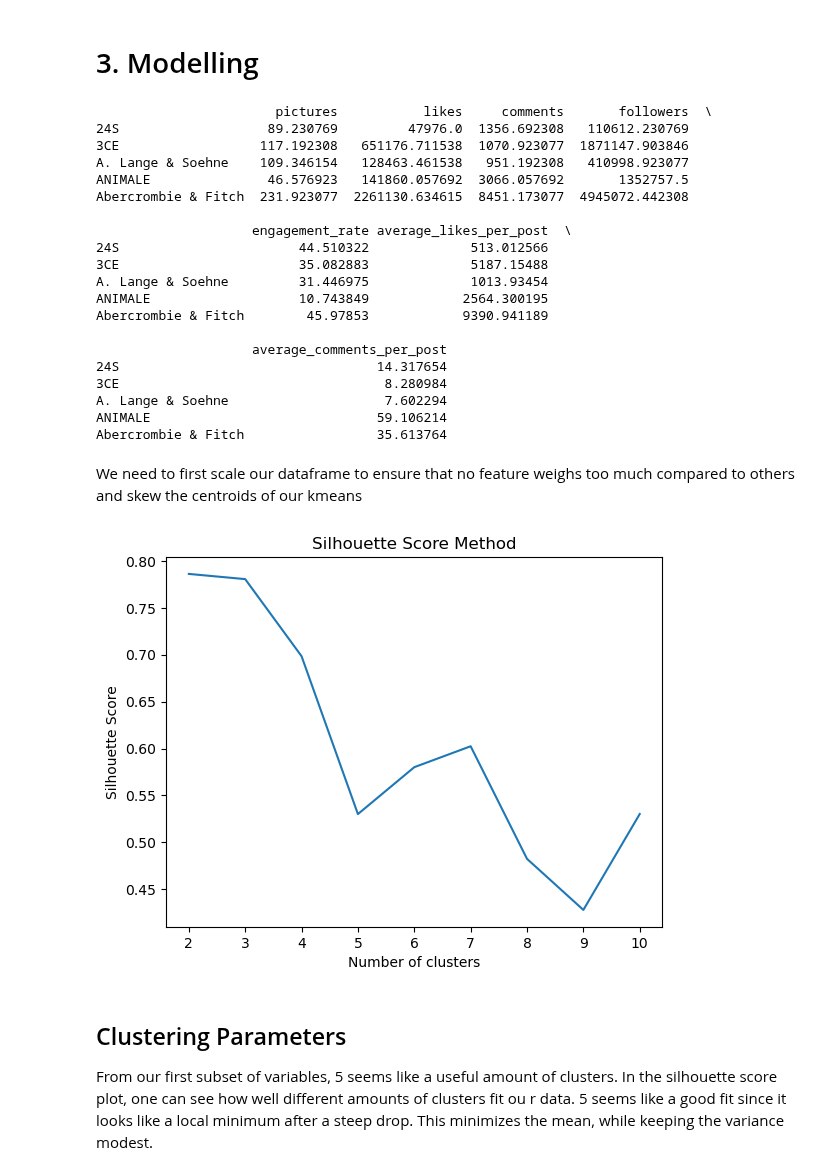
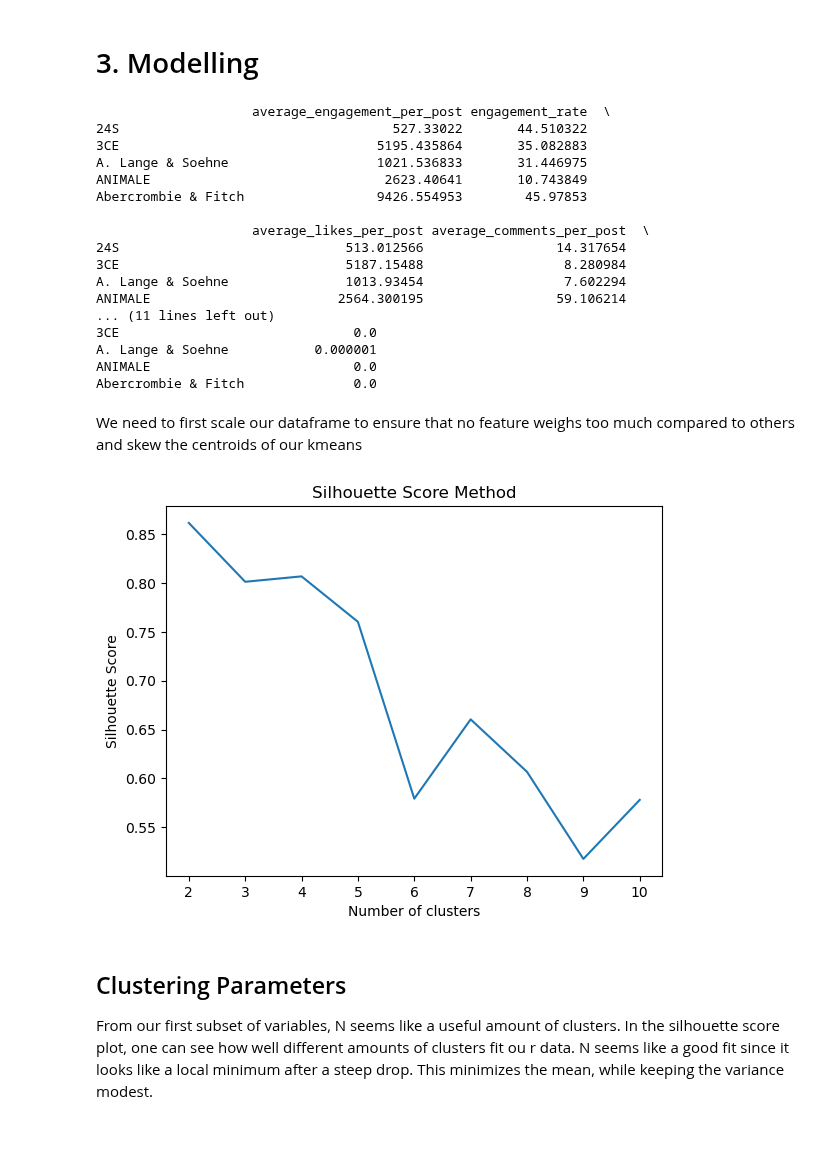
Before and after one commit to noahsta/datathon, a Jupyter notebook: src/main.ipynb, the cells around one changed output. Cells and saved outputs as stored; diff of their text form; code cells hidden in the pictures; blank space fills up the shorter version.

```diff
--- a/src/main.ipynb
+++ b/src/main.ipynb
@@ -265,32 +279,29 @@ def average_table(df, category_column, interesting_period, features, period: str
 
     return table.dropna() #??
 
-features = ['pictures','likes', 'comments',
-            'followers', 'engagement_rate', 'average_likes_per_post',
-            'average_comments_per_post']
+features = ['average_engagement_per_post', 'engagement_rate', 'average_likes_per_post',
+                'average_comments_per_post', 'growth_per_post', 'growth_per_engagement',
+                'video_virality', 'picture_virality']
 table = average_table(enriched_data, "business_entity_doing_business_as_name", 2020, features)
 print(table.head())
 # %% [output]
-                       pictures           likes     comments       followers  \
-24S                   89.230769         47976.0  1356.692308   110612.230769
-3CE                  117.192308   651176.711538  1070.923077  1871147.903846
-A. Lange & Soehne    109.346154   128463.461538   951.192308   410998.923077
-ANIMALE               46.576923   141860.057692  3066.057692       1352757.5
-Abercrombie & Fitch  231.923077  2261130.634615  8451.173077  4945072.442308
+                    average_engagement_per_post engagement_rate  \
+24S                                   527.33022       44.510322
+3CE                                 5195.435864       35.082883
+A. Lange & Soehne                   1021.536833       31.446975
+ANIMALE                              2623.40641       10.743849
+Abercrombie & Fitch                 9426.554953        45.97853
 
-                    engagement_rate average_likes_per_post  \
-24S                       44.510322             513.012566
-3CE                       35.082883             5187.15488
-A. Lange & Soehne         31.446975             1013.93454
-ANIMALE                   10.743849            2564.300195
-Abercrombie & Fitch        45.97853            9390.941189
-
-                    average_comments_per_post
-24S                                 14.317654
-3CE                                  8.280984
-A. Lange & Soehne                    7.602294
-ANIMALE                             59.106214
-Abercrombie & Fitch                 35.613764
+                    average_likes_per_post average_comments_per_post  \
+24S                             513.012566                 14.317654
+3CE                             5187.15488                  8.280984
+A. Lange & Soehne               1013.93454                  7.602294
+ANIMALE                        2564.300195                 59.106214
+... (11 lines left out)
+3CE                              0.0
+A. Lange & Soehne           0.000001
+ANIMALE                          0.0
+Abercrombie & Fitch              0.0
 # %% [markdown]
 We need to first scale our dataframe to ensure that no feature weighs too much compared to others and skew the centroids of our kmeans
 # %%
@@ -301,34 +312,36 @@ df_scaled = pd.DataFrame(scaler.fit_transform(table), columns = table.columns, i
 # %%
 from sklearn.metrics import silhouette_score
 from sklearn.cluster import KMeans
 
 def kmeans_silhouette_scores(df):
     silhouette_scores = []
 
     # Example using the same dataset as above
     for i in range(2, 11):  # Silhouette score cannot be computed with only one cluster
         kmeans = KMeans(n_clusters=i, init='k-means++', max_iter=300, n_init=10, random_state=0)
         kmeans.fit(df)
         score = silhouette_score(df, kmeans.labels_)
         silhouette_scores.append(score)
     return silhouette_scores
 
-relevant_features = ['followers', 'engagement_rate', 'average_likes_per_post', 'average_comments_per_post']
+relevant_features = ['average_likes_per_post',
+                'average_comments_per_post', 'growth_per_post', 'growth_per_engagement',
+                'video_virality', 'picture_virality']
 rel_table = table[relevant_features]
 rel_table = rel_table.div(rel_table.max())
 silhouette_scores = kmeans_silhouette_scores(rel_table)
 # Plotting the results
 plt.plot(range(2, 11), silhouette_scores)
 plt.title('Silhouette Score Method')
 plt.xlabel('Number of clusters')
 plt.ylabel('Silhouette Score')
 plt.show()
 # %% [output]
-[figure, old version]
+[figure, new version]
 # %% [markdown]
 ## Clustering Parameters
 
-From our first subset of variables, 5 seems like a useful amount of clusters.
+From our first subset of variables, N seems like a useful amount of clusters.
 In the silhouette score plot, one can see how well different amounts of clusters fit ou
-r data. 5 seems like a good fit since it looks like a local minimum after a steep drop. This minimizes the mean, while keeping the variance modest.
+r data. N seems like a good fit since it looks like a local minimum after a steep drop. This minimizes the mean, while keeping the variance modest.
 # %%
```
Also changed, not shown: parts of 6 cells of this notebook, 2 other files.
